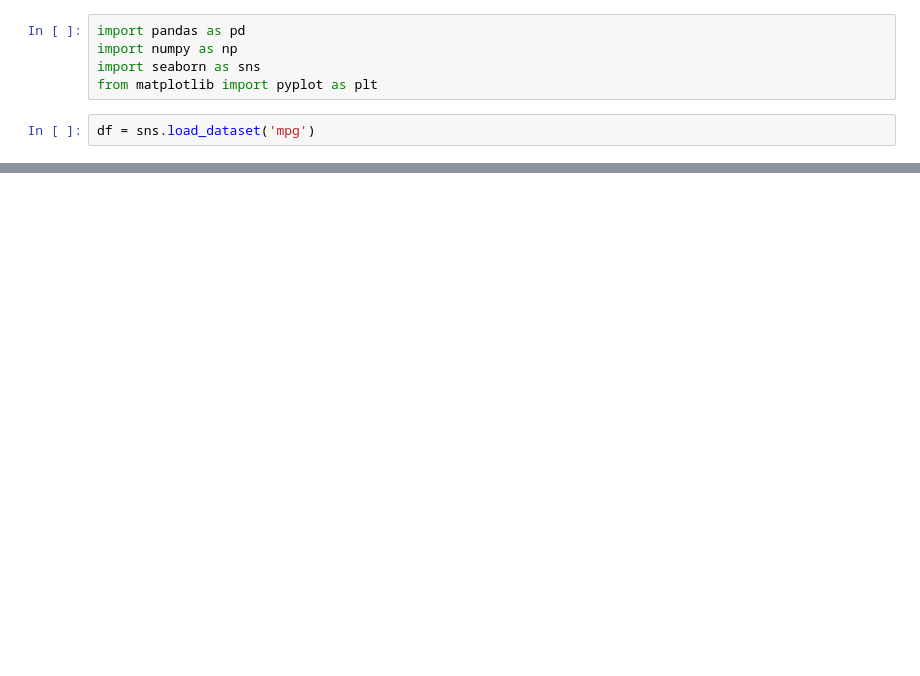
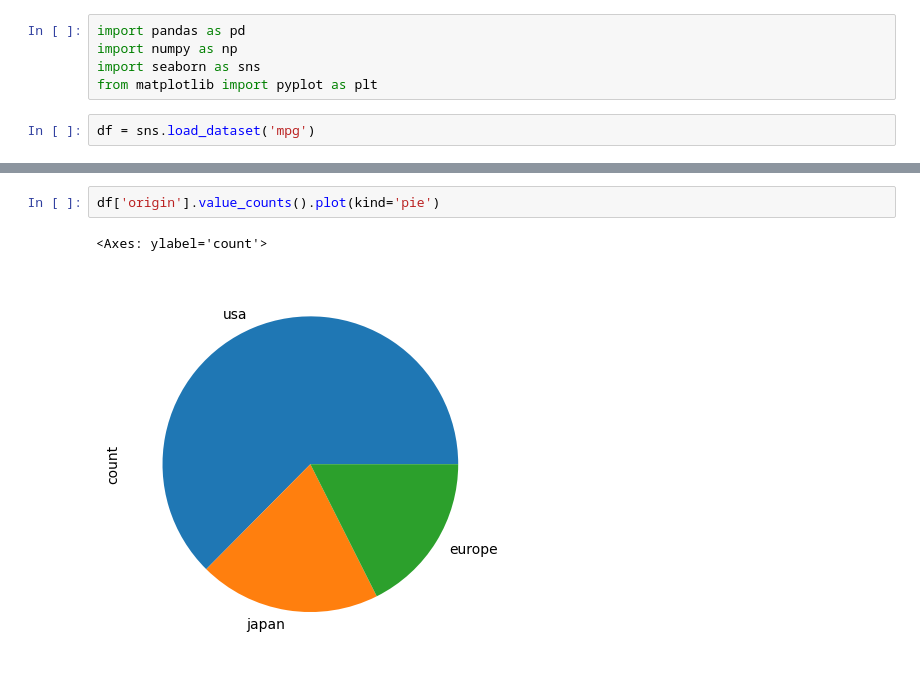
Before and after one commit to subhajit3827/Machine-Learning, a Jupyter notebook: Statistics_MPG.ipynb, the cells around one changed output, grey strips where cells are left out. Saved outputs shown, nothing was run; the diff lists cells and outputs as text; blank space fills up the shorter version.

```diff
--- a/Statistics_MPG.ipynb
+++ b/Statistics_MPG.ipynb
@@ -18,0 +107,5 @@ df.head()
+# %%
+df['origin'].value_counts().plot(kind='pie')
+# %% [output]
+<Axes: ylabel='count'>
+[figure, added]
```
Also changed, not shown: parts of 46 cells of this notebook.
